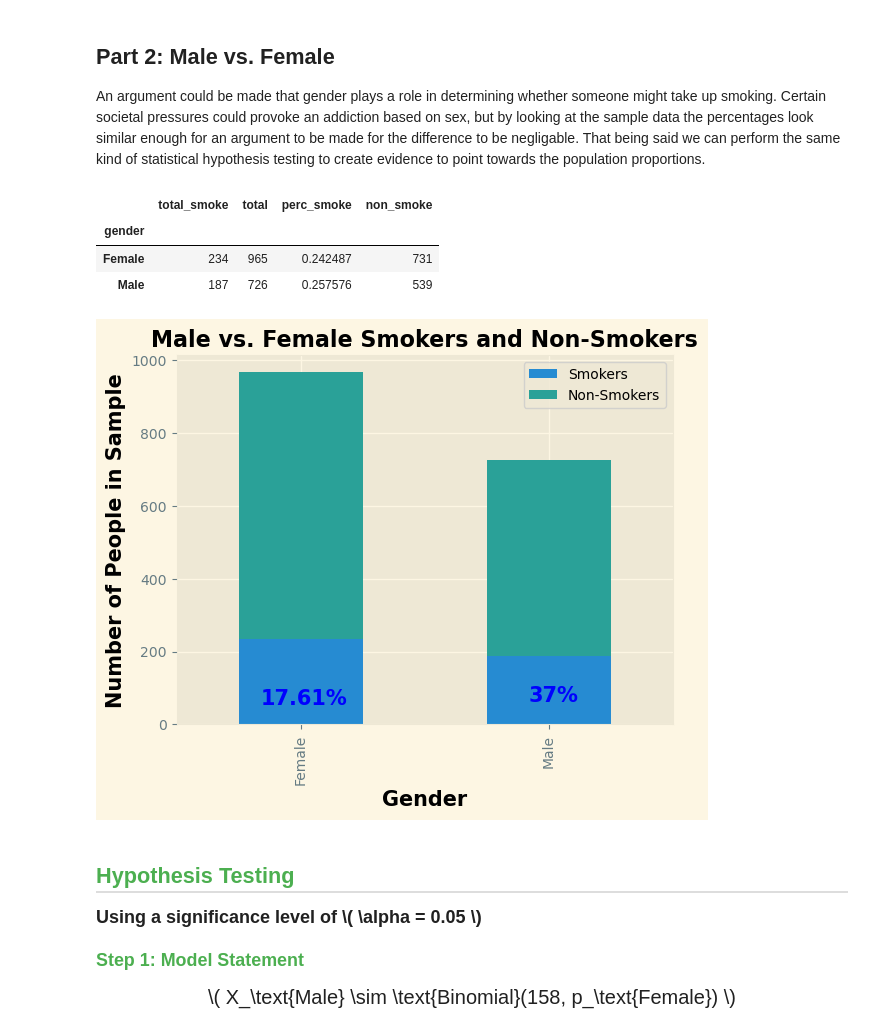
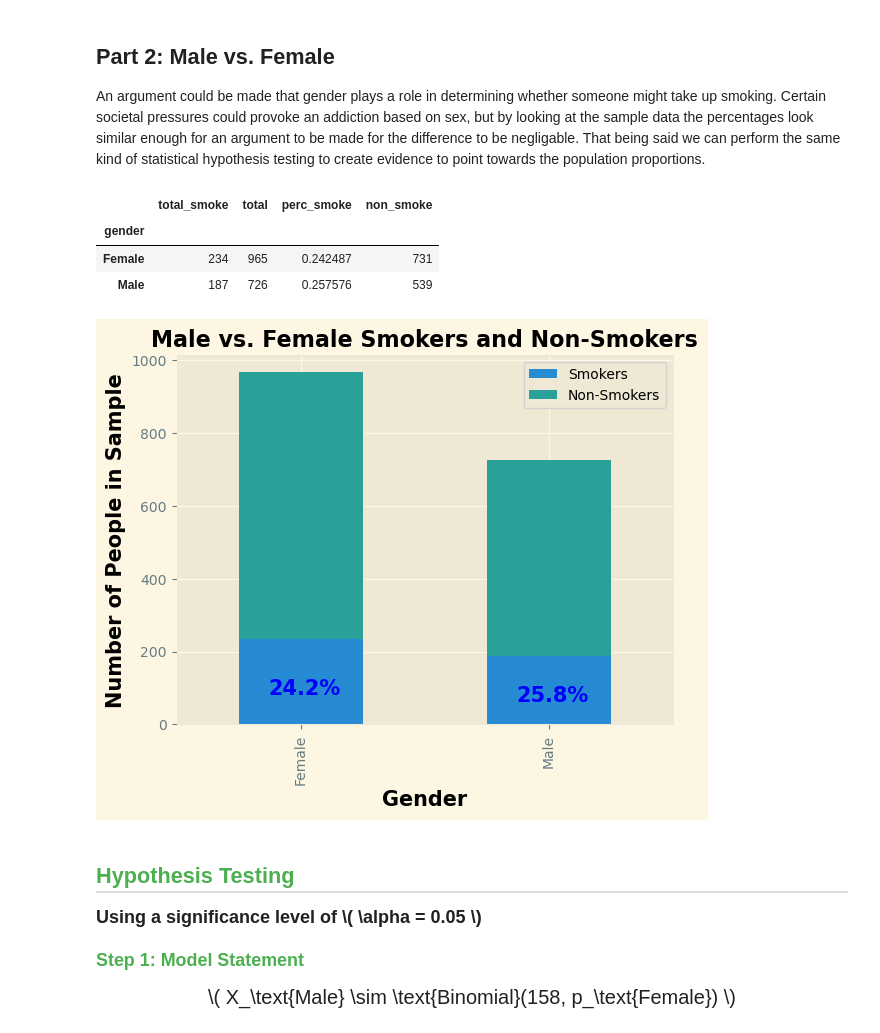
Before and after one commit to garrettcbert/UK-Smoking-Analysis, a Jupyter notebook: uk_smoking.ipynb, the cells around one changed output. Cells and saved outputs as stored; diff of their text form; code cells hidden in the pictures.

```diff
--- a/uk_smoking.ipynb
+++ b/uk_smoking.ipynb
@@ -168,28 +166,28 @@ An argument could be made that gender plays a role in determining whether someon
 # %%
 part_2_df = sqldf("select gender, sum(smoke) as total_smoke, count(*) as total from smoking_df group by gender ")
 part_2_df["perc_smoke"] = part_2_df["total_smoke"] / part_2_df["total"]
 part_2_df["non_smoke"] = part_2_df["total"] - part_2_df["total_smoke"]
 
 part_2_df
 
 part_2_df = part_2_df.set_index("gender")
 plt.style.use("Solarize_Light2")
 
 ax = part_2_df.plot.bar(y = ["total_smoke", "non_smoke"], stacked = True)
-ax.text(s = "17.61%", y = 55, x = -0.16, color = "blue", size = 15, fontdict = {"fontweight" : "bold"})
-ax.text(s = "37%", y = 63, x = 0.92, color = "blue", size = 15, fontdict = {"fontweight" : "bold"})
+ax.text(s = "24.2%", y = 82, x = -0.13, color = "blue", size = 15, fontdict = {"fontweight" : "bold"})
+ax.text(s = "25.8%", y = 63, x = 0.87, color = "blue", size = 15, fontdict = {"fontweight" : "bold"})
 ax.set_title("Male vs. Female Smokers and Non-Smokers", color = "black", fontdict = {"fontweight" : "bold"})
 ax.set_xlabel("Gender", color = "black", fontdict = {"fontweight" : "bold", "fontsize": 15})
 ax.set_ylabel("Number of People in Sample", color = "black", fontdict = {"fontweight" : "bold", "fontsize": 15})
 ax.legend(["Smokers", "Non-Smokers"], loc="upper right", labelcolor = "black")
 
 part_2_df
 # %% [output]
 |  | total_smoke | total | perc_smoke | non_smoke |
 | gender |  |  |  |  |
 | Female | 234 | 965 | 0.242487 | 731 |
 | Male | 187 | 726 | 0.257576 | 539 |
-[figure, old version]
+[figure, new version]
 # %% [markdown]
 <div style="max-width: 800px; margin: 0 auto; font-family: Arial, sans-serif; line-height: 1.6;">
 
```
Also changed, not shown: parts of 19 cells of this notebook.
